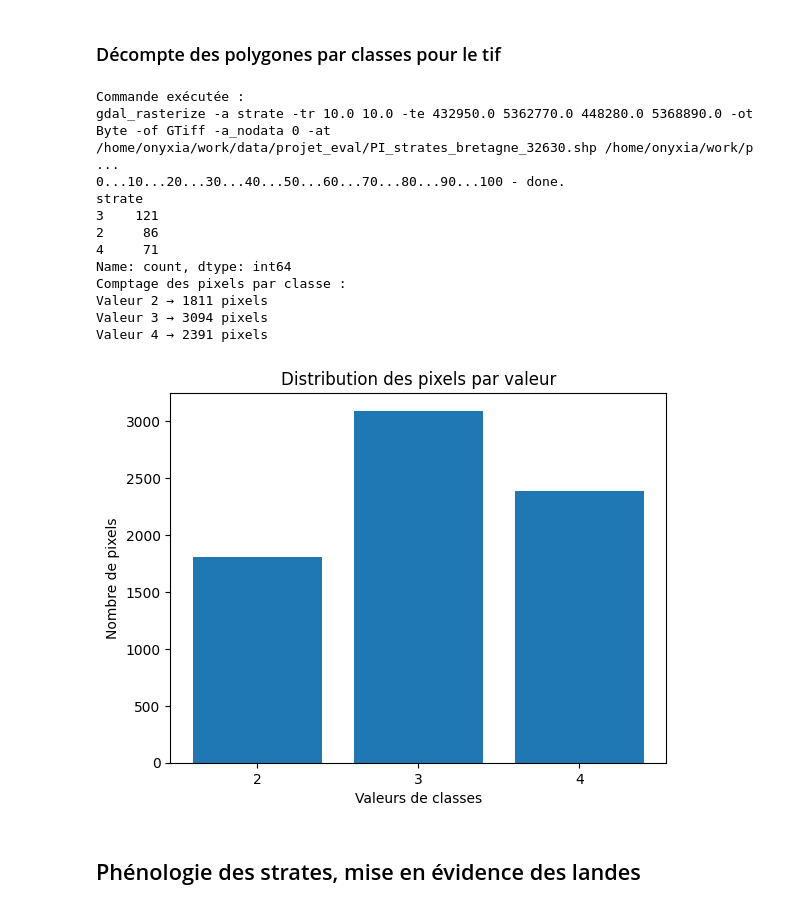
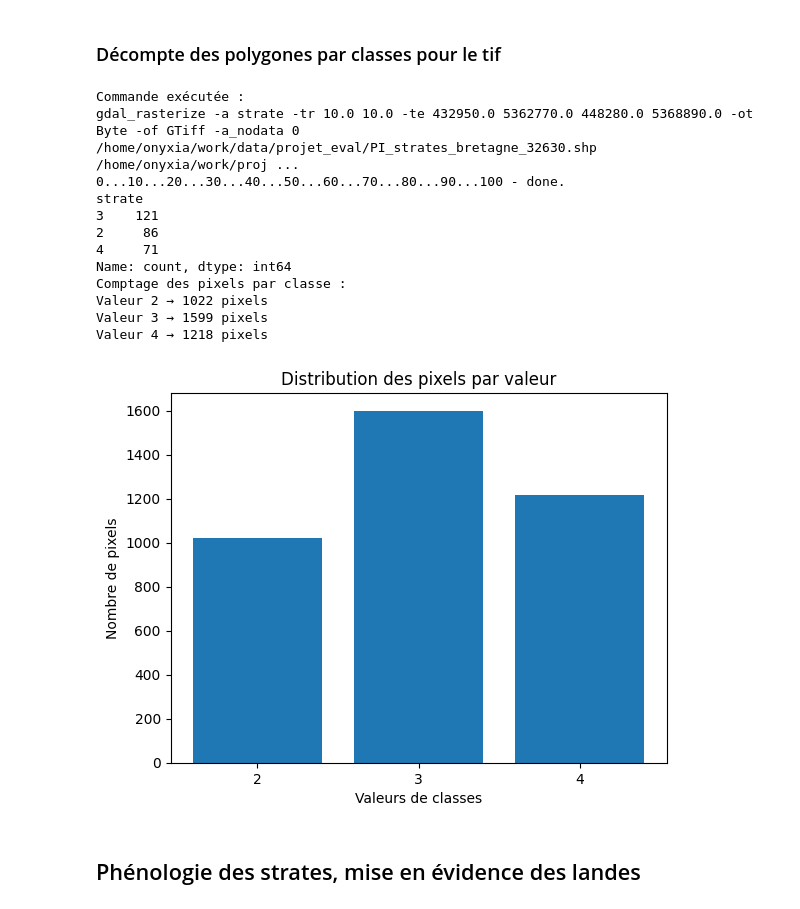
Before and after one commit to MatthieuGoubs/projet_eval_landes, a Jupyter notebook: projet_telea_GOUBERT_MATTHIEU.ipynb, the cells around one changed output. Saved outputs shown, nothing was run; the diff lists cells and outputs as text; code cells hidden in the pictures.

```diff
--- a/projet_telea_GOUBERT_MATTHIEU.ipynb
+++ b/projet_telea_GOUBERT_MATTHIEU.ipynb
@@ -102,7 +102,7 @@ def rasterisation(in_vector, ref_image, out_image, field_name,
     os.system(cmd)
 
 #appel de la fonction 'rasterisation'
-rasterisation(in_vector=in_vector, ref_image=ref_image, out_image=out_image, field_name=field_name, dtype="Byte", nodata=0, all_touched=True)
+rasterisation(in_vector=in_vector, ref_image=ref_image, out_image=out_image, field_name=field_name, dtype="Byte", nodata=0, all_touched=False)
 
 # décompte des pixels par classes pour le tif
 rbf = gpd.read_file("/home/onyxia/work/data/projet_eval/PI_strates_bretagne_32630.shp")
@@ -122,38 +122,38 @@ arr = band.ReadAsArray()
 nodata = band.GetNoDataValue()
 
 # --- Suppression des valeurs NoData ---
 if nodata is not None:
     arr = arr[arr != nodata]
 
 # --- Comptage des valeurs ---
 values, counts = np.unique(arr, return_counts=True)
 
 print("Comptage des pixels par classe :")
 for v, c in zip(values, counts):
     print(f"Valeur {v} → {c} pixels")
 
 # --- Diagramme en barres ---
 plt.figure()
 plt.bar(values, counts)
 plt.xlabel("Valeurs de classes")
 plt.ylabel("Nombre de pixels")
 plt.title("Distribution des pixels par valeur")
 plt.xticks(values)
 plt.show()
 # %% [output]
 Commande exécutée :
-gdal_rasterize -a strate -tr 10.0 10.0 -te 432950.0 5362770.0 448280.0 5368890.0 -ot Byte -of GTiff -a_nodata 0 -at /home/onyxia/work/data/projet_eval/PI_strates_bretagne_32630.shp /home/onyxia/work/p ...
+gdal_rasterize -a strate -tr 10.0 10.0 -te 432950.0 5362770.0 448280.0 5368890.0 -ot Byte -of GTiff -a_nodata 0  /home/onyxia/work/data/projet_eval/PI_strates_bretagne_32630.shp /home/onyxia/work/proj ...
 0...10...20...30...40...50...60...70...80...90...100 - done.
 strate
 3    121
 2     86
 4     71
 Name: count, dtype: int64
 Comptage des pixels par classe :
-Valeur 2 → 1811 pixels
-Valeur 3 → 3094 pixels
-Valeur 4 → 2391 pixels
+Valeur 2 → 1022 pixels
+Valeur 3 → 1599 pixels
+Valeur 4 → 1218 pixels
-[figure, old version]
+[figure, new version]
 # %% [markdown]
 ## Phénologie des strates, mise en évidence des landes
 # %%
```
Also changed, not shown: parts of 21 cells of this notebook, 2 other files.
